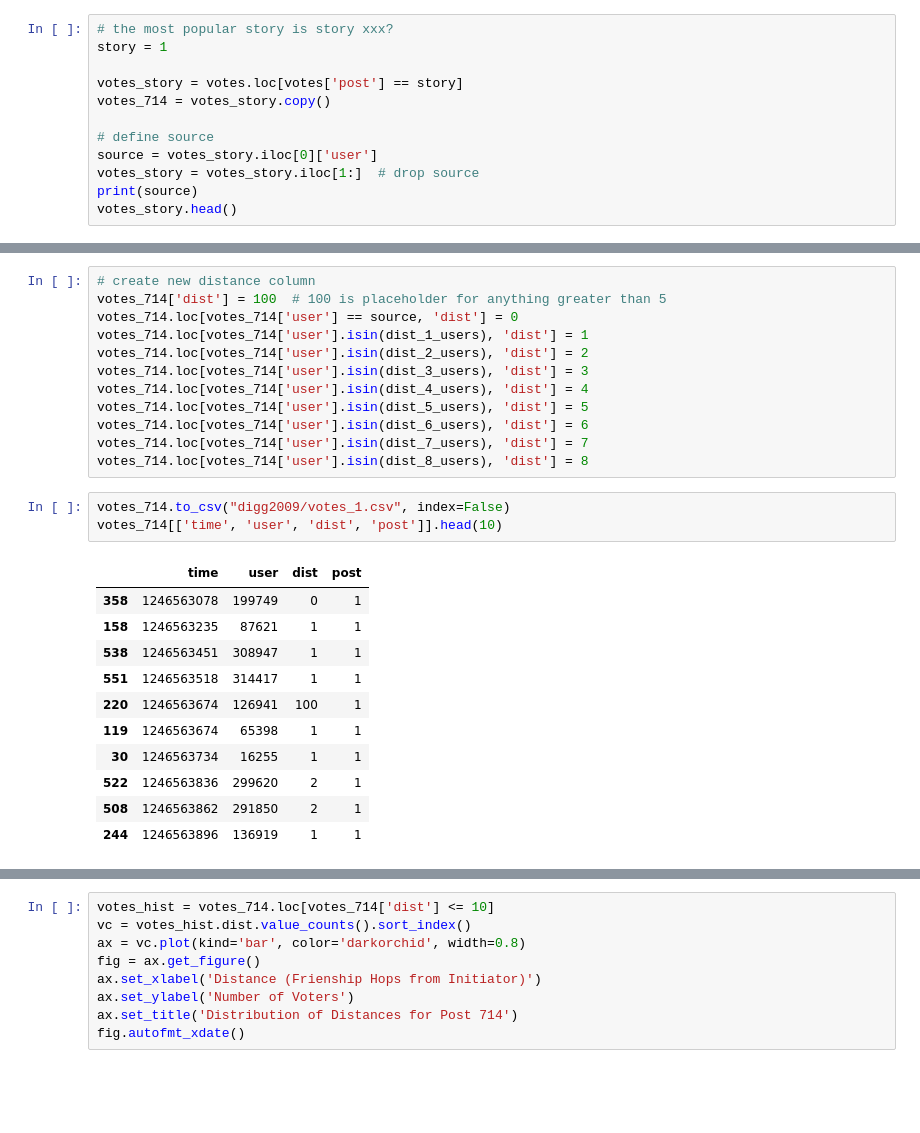
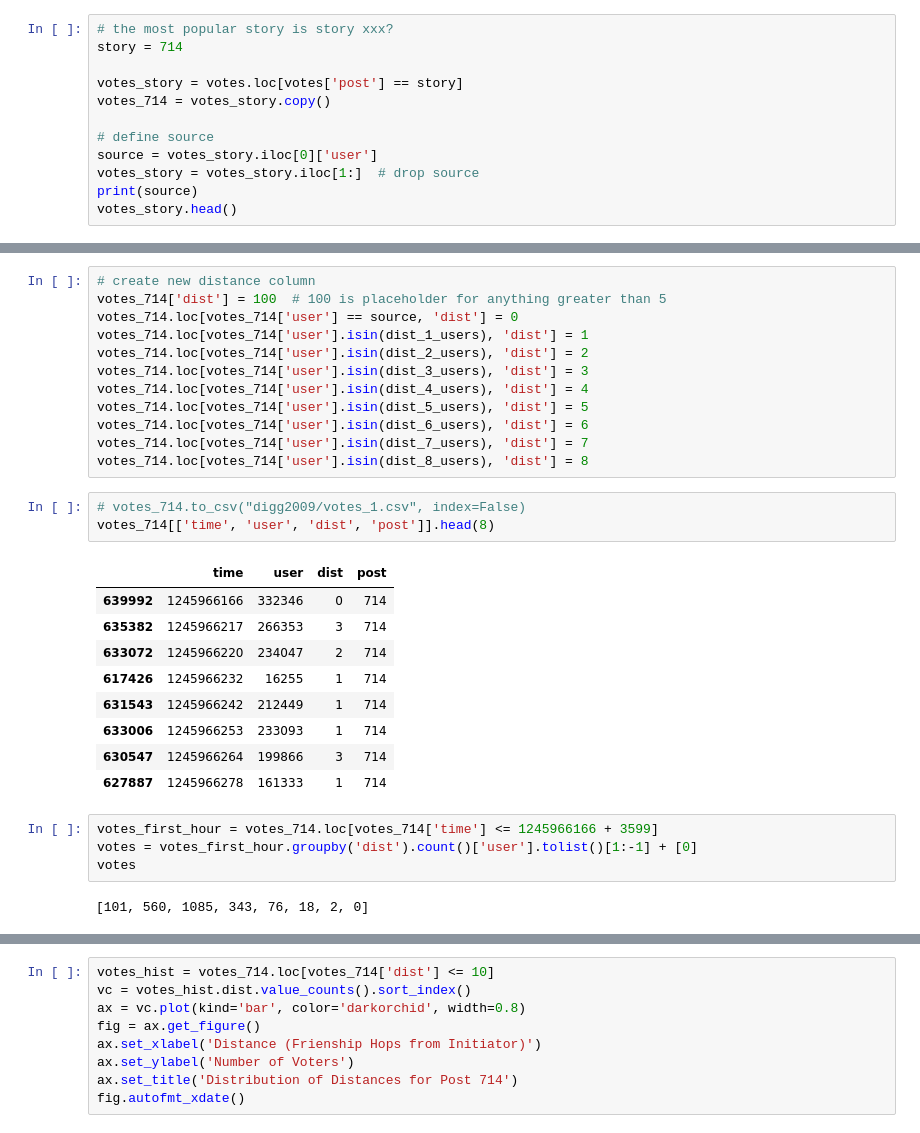
Before and after one commit to peterhuson/information-diffusion, a Jupyter notebook: Exploratory Plots & Distance Calculations.ipynb, the cells around one changed output, grey strips where cells are left out. Cells and saved outputs as stored; diff of their text form; blank space fills up the shorter version.

```diff
--- a/Exploratory Plots & Distance Calculations.ipynb
+++ b/Exploratory Plots & Distance Calculations.ipynb
@@ -222,7 +222,7 @@ friendship_plot_df.head()
 | 4 | 336224 | 8547 |
 # %%
 # the most popular story is story xxx?
-story = 1
+story = 714
 
 votes_story = votes.loc[votes['post'] == story]
 votes_714 = votes_story.copy()
@@ -368,17 +368,21 @@ votes_714.loc[votes_714['user'].isin(dist_6_users), 'dist'] = 6
 votes_714.loc[votes_714['user'].isin(dist_7_users), 'dist'] = 7
 votes_714.loc[votes_714['user'].isin(dist_8_users), 'dist'] = 8
 # %%
-votes_714.to_csv("digg2009/votes_1.csv", index=False)
-votes_714[['time', 'user', 'dist', 'post']].head(10)
+# votes_714.to_csv("digg2009/votes_1.csv", index=False)
+votes_714[['time', 'user', 'dist', 'post']].head(8)
 # %% [output]
 |  | time | user | dist | post |
-| 358 | 1246563078 | 199749 | 0 | 1 |
-| 158 | 1246563235 | 87621 | 1 | 1 |
-| 538 | 1246563451 | 308947 | 1 | 1 |
-| 551 | 1246563518 | 314417 | 1 | 1 |
-| 220 | 1246563674 | 126941 | 100 | 1 |
-| 119 | 1246563674 | 65398 | 1 | 1 |
-| 30 | 1246563734 | 16255 | 1 | 1 |
-| 522 | 1246563836 | 299620 | 2 | 1 |
-| 508 | 1246563862 | 291850 | 2 | 1 |
-| 244 | 1246563896 | 136919 | 1 | 1 |
+| 639992 | 1245966166 | 332346 | 0 | 714 |
+| 635382 | 1245966217 | 266353 | 3 | 714 |
+| 633072 | 1245966220 | 234047 | 2 | 714 |
+| 617426 | 1245966232 | 16255 | 1 | 714 |
+| 631543 | 1245966242 | 212449 | 1 | 714 |
+| 633006 | 1245966253 | 233093 | 1 | 714 |
+| 630547 | 1245966264 | 199866 | 3 | 714 |
+| 627887 | 1245966278 | 161333 | 1 | 714 |
+# %%
+votes_first_hour = votes_714.loc[votes_714['time'] <= 1245966166 + 3599]
+votes = votes_first_hour.groupby('dist').count()['user'].tolist()[1:-1] + [0]
+votes
+# %% [output]
+[101, 560, 1085, 343, 76, 18, 2, 0]
```
Also changed, not shown: parts of 11 cells of this notebook.
